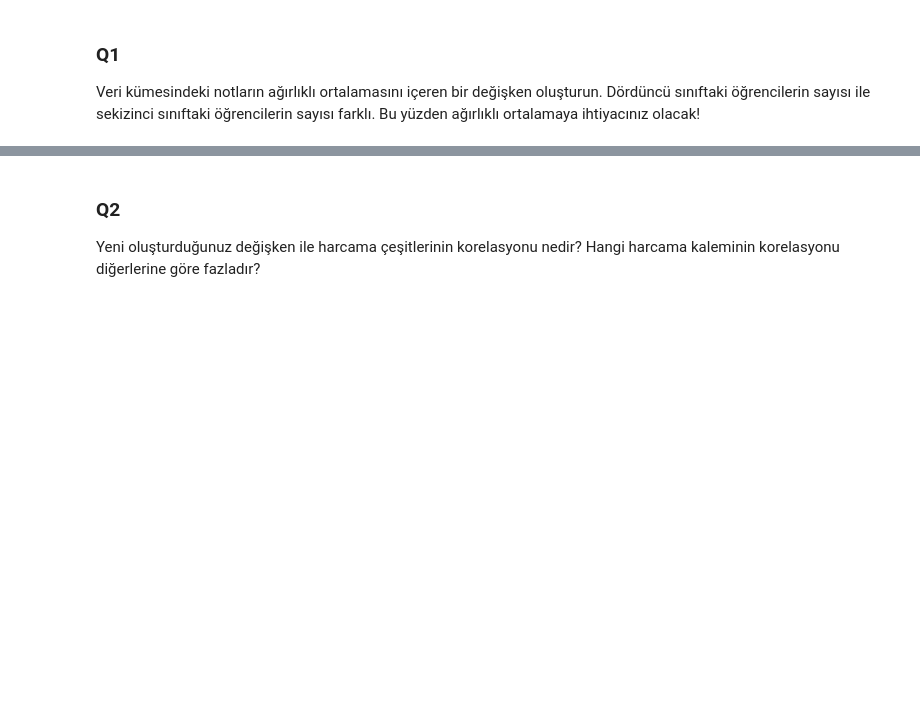
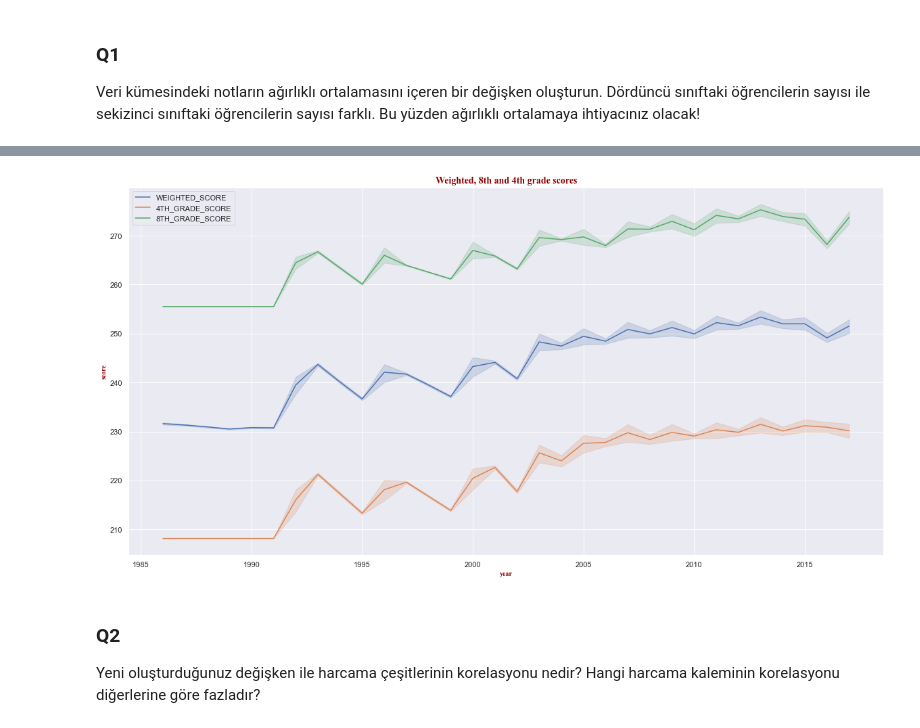
Before and after one commit to ahmetpergamum/datascience, a Jupyter notebook: 03_exploratory_analysis/assignment08featureeng02.ipynb, the cells around one changed output, grey strips where cells are left out. Drawn from its saved outputs; the diff is of its cells as text; code cells hidden in the pictures; blank space fills up the shorter version.

```diff
--- a/03_exploratory_analysis/assignment08featureeng02.ipynb
+++ b/03_exploratory_analysis/assignment08featureeng02.ipynb
@@ -6,6 +6,23 @@
 Bu ödevde ABD Eğitim Sistemi'ne ait verileri inceleyemeye devam edeceksiniz. Bu veri kümesinde eyalet bazında yıllık bir çok veri bulunmaktadır. Bu verilerin açıklamalarına yine Kaggle'dan ulaşabilirsiniz.
 
 Öncelikle bir önceki derste uyguladağınız eksik değerleri tamamlama tekniklerinden en uygun olanını uygulayın. Aşağıdaki sorulara cevap verebilmeniz için eksik verilerin üstesinden gelmelisiniz.
+# %%
+import pandas as pd
+import numpy as np
+import matplotlib.pyplot as plt
+import seaborn as sns
+import math
+from sklearn.preprocessing import StandardScaler
+from sklearn.decomposition import PCA
+import warnings
+warnings.filterwarnings('ignore')
+
+
+# to display more (100) columns in pandas display() method
+pd.set_option('display.max_columns', 100)
+# custom font defs
+title_font = {'family': 'times new roman', 'color': 'darkred','weight': 'bold','size': 14}
+axis_font  = {'family': 'times new roman', 'color': 'darkred','weight': 'bold','size': 10 }
 # %% [markdown]
 ### Q1
 
@@ -12,0 +59,4 @@ Veri kümesindeki notların ağırlıklı ortalamasını içeren bir değişken
+# %%
+df = pd.read_csv('states_all_clean_filled.csv')
+
+df.head()
@@ -12,0 +72,5 @@ Veri kümesindeki notların ağırlıklı ortalamasını içeren bir değişken
+# %%
+df['4TH_GRADE_SCORE'] = (df['AVG_MATH_4_SCORE']+df['AVG_READING_4_SCORE'])/2
+df['8TH_GRADE_SCORE'] = (df['AVG_MATH_8_SCORE']+df['AVG_READING_8_SCORE'])/2
+df['WEIGHTED_SCORE'] = ((df['GRADES_4_G']*(df['AVG_MATH_4_SCORE']+df['AVG_READING_4_SCORE'])/2) + (df['GRADES_8_G']*(df['AVG_MATH_8_SCORE']+df['AVG_READING_8_SCORE'])/2))/(df['GRADES_4_G']+df['GRADES_8_G'])
+df.head()
@@ -13,3 +84,18 @@ Veri kümesindeki notların ağırlıklı ortalamasını içeren bir değişken
+# %%
+
+plt.figure(figsize = (20,10))
+sns.set(style="darkgrid")
+columns = ['WEIGHTED_SCORE','4TH_GRADE_SCORE','8TH_GRADE_SCORE']
+
+for column in columns:
+    sns.lineplot(x="YEAR", y=column, data=df, legend='brief', label = column)
+
+plt.ylabel('score', fontdict=axis_font)
+plt.xlabel('year', fontdict=axis_font)
+plt.title('Weighted, 8th and 4th grade scores', fontdict=title_font)
+plt.show()
+# %% [output]
+[figure, added]
 # %% [markdown]
 ### Q2
 
```
Also changed, not shown: parts of 23 cells of this notebook, 1 other file.
